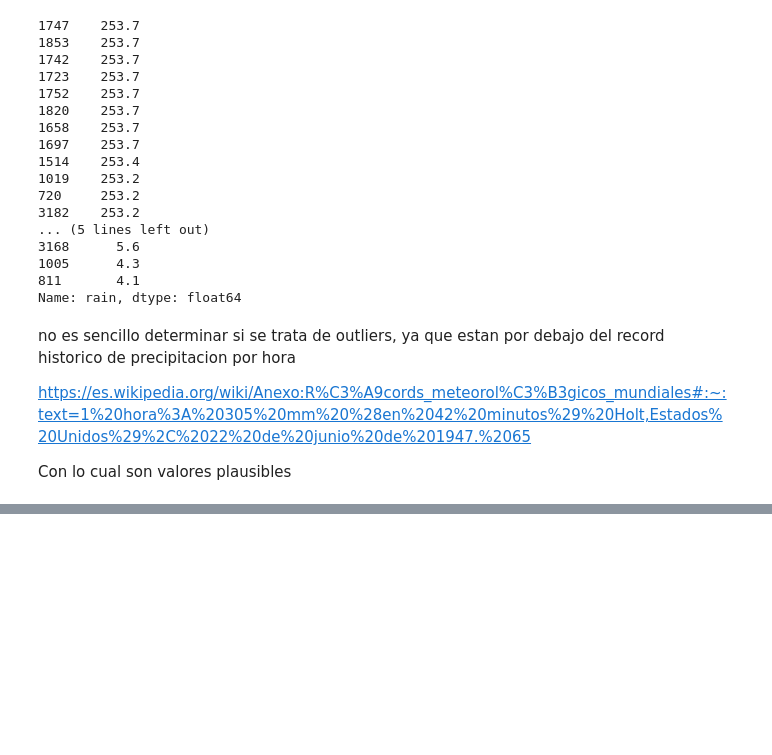
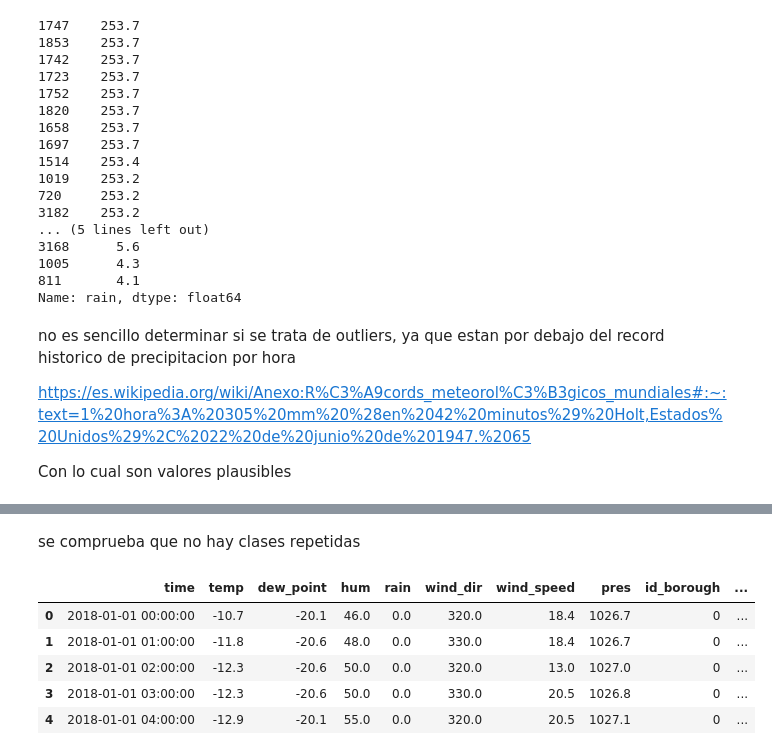
Before and after one commit to namdiv/Final_project, a Jupyter notebook: weather_data.ipynb, the cells around one changed output, grey strips where cells are left out. Drawn from its saved outputs; the diff is of its cells as text; code cells hidden in the pictures; blank space fills up the shorter version.

```diff
--- a/weather_data.ipynb
+++ b/weather_data.ipynb
@@ -299,0 +370,11 @@ Con lo cual son valores plausibles
+# %% [markdown]
+se comprueba que no hay clases repetidas
+# %%
+df.head()
+# %% [output]
+|  | time | temp | dew_point | hum | rain | wind_dir | wind_speed | pres | id_borough | ... |
+| 0 | 2018-01-01 00:00:00 | -10.7 | -20.1 | 46.0 | 0.0 | 320.0 | 18.4 | 1026.7 | 0 | ... |
+| 1 | 2018-01-01 01:00:00 | -11.8 | -20.6 | 48.0 | 0.0 | 330.0 | 18.4 | 1026.7 | 0 | ... |
+| 2 | 2018-01-01 02:00:00 | -12.3 | -20.6 | 50.0 | 0.0 | 320.0 | 13.0 | 1027.0 | 0 | ... |
+| 3 | 2018-01-01 03:00:00 | -12.3 | -20.6 | 50.0 | 0.0 | 330.0 | 20.5 | 1026.8 | 0 | ... |
+| 4 | 2018-01-01 04:00:00 | -12.9 | -20.1 | 55.0 | 0.0 | 320.0 | 20.5 | 1027.1 | 0 | ... |
```
Also changed, not shown: parts of 14 cells of this notebook.
